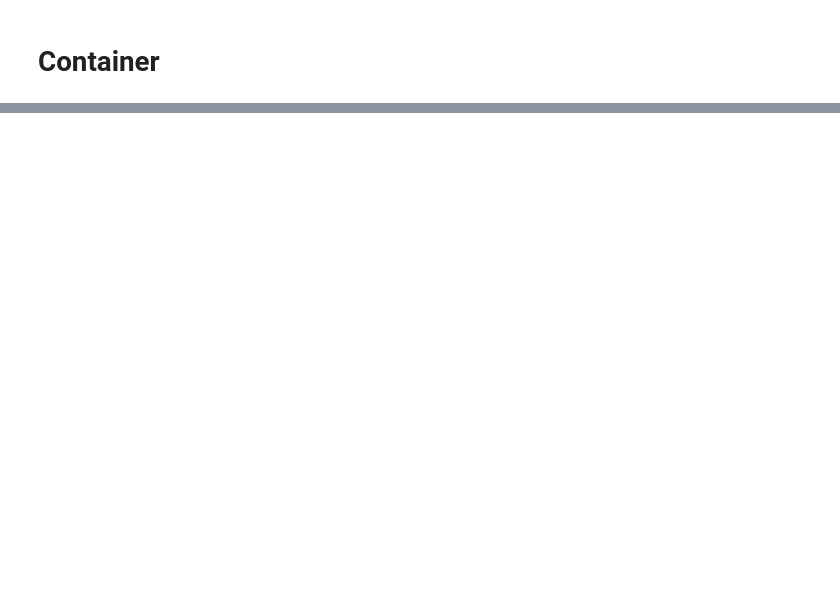
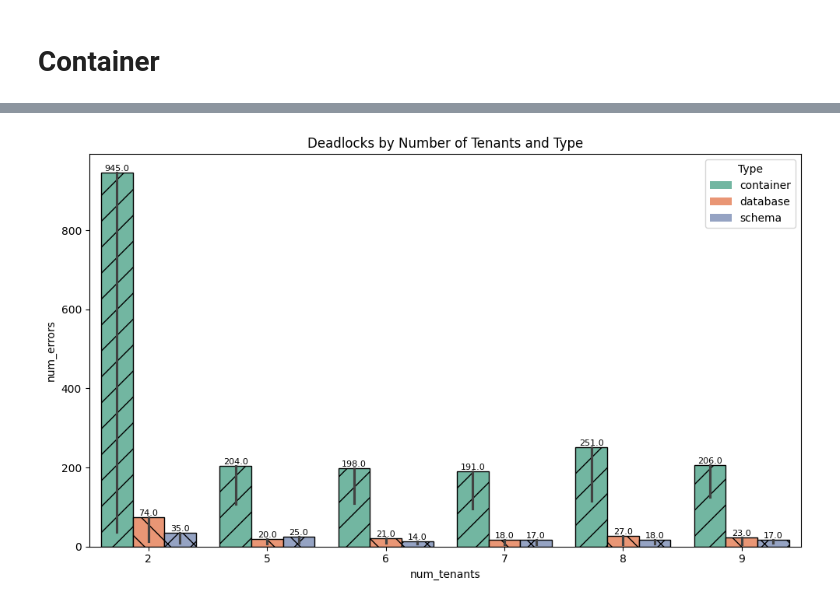
Before and after one commit to Beuth-Erdelt/Benchmark-Experiment-Host-Manager, a Jupyter notebook: dev/MT-Benchbase-Merge.ipynb, the cells around one changed output, grey strips where cells are left out. Saved outputs shown, nothing was run; the diff lists cells and outputs as text; code cells hidden in the pictures; blank space fills up the shorter version.

```diff
--- a/dev/MT-Benchbase-Merge.ipynb
+++ b/dev/MT-Benchbase-Merge.ipynb
@@ -253 +275,5 @@ Visible bar 5: height=2624.413174215911, x=1.2666666666666666
+# %%
+plot_bars(df_performance, y='num_errors', title='Deadlocks', estimator='max')
+# %% [output]
+[figure, added]
 # %%
```
Also changed, not shown: parts of 26 cells of this notebook, 8 other files.
